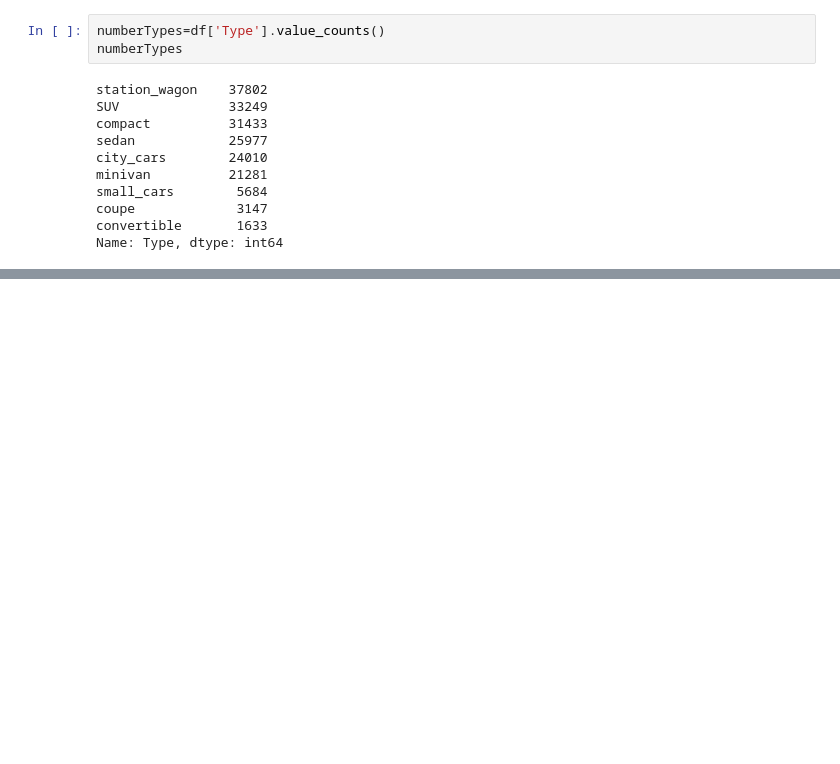
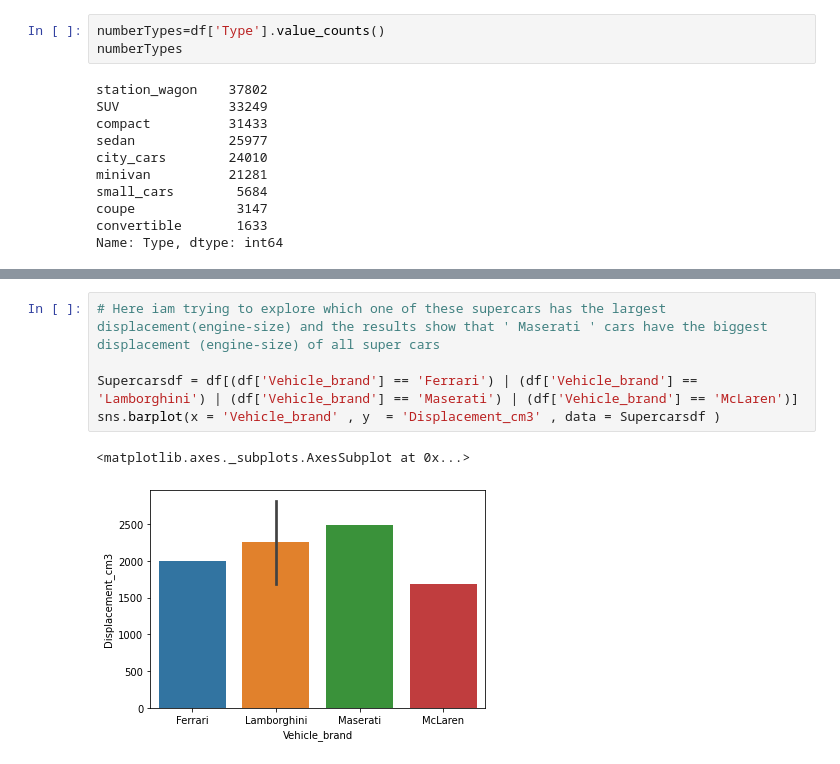
Before and after one commit to marawan1805/DataEngineering, a Jupyter notebook: Milestone1.ipynb, the cells around one changed output, grey strips where cells are left out. Drawn from its saved outputs; the diff is of its cells as text; blank space fills up the shorter version.

```diff
--- a/Milestone1.ipynb
+++ b/Milestone1.ipynb
@@ -316,3 +330,11 @@ fig = go.Figure(data=[go.Scatter(
 fig.show()
 # %% [output]
 [interactive output not drawn]
+# %%
+# Here iam trying to explore which one of these supercars has the largest displacement(engine-size) and the results show that ' Maserati ' cars have the biggest displacement (engine-size) of all super cars
+
+Supercarsdf = df[(df['Vehicle_brand'] == 'Ferrari') | (df['Vehicle_brand'] == 'Lamborghini') | (df['Vehicle_brand'] == 'Maserati') | (df['Vehicle_brand'] == 'McLaren')]
+sns.barplot(x = 'Vehicle_brand' , y  = 'Displacement_cm3' , data = Supercarsdf )
+# %% [output]
+<matplotlib.axes._subplots.AxesSubplot at 0x...>
+[figure, added]
```
Also changed, not shown: parts of 9 cells of this notebook.
